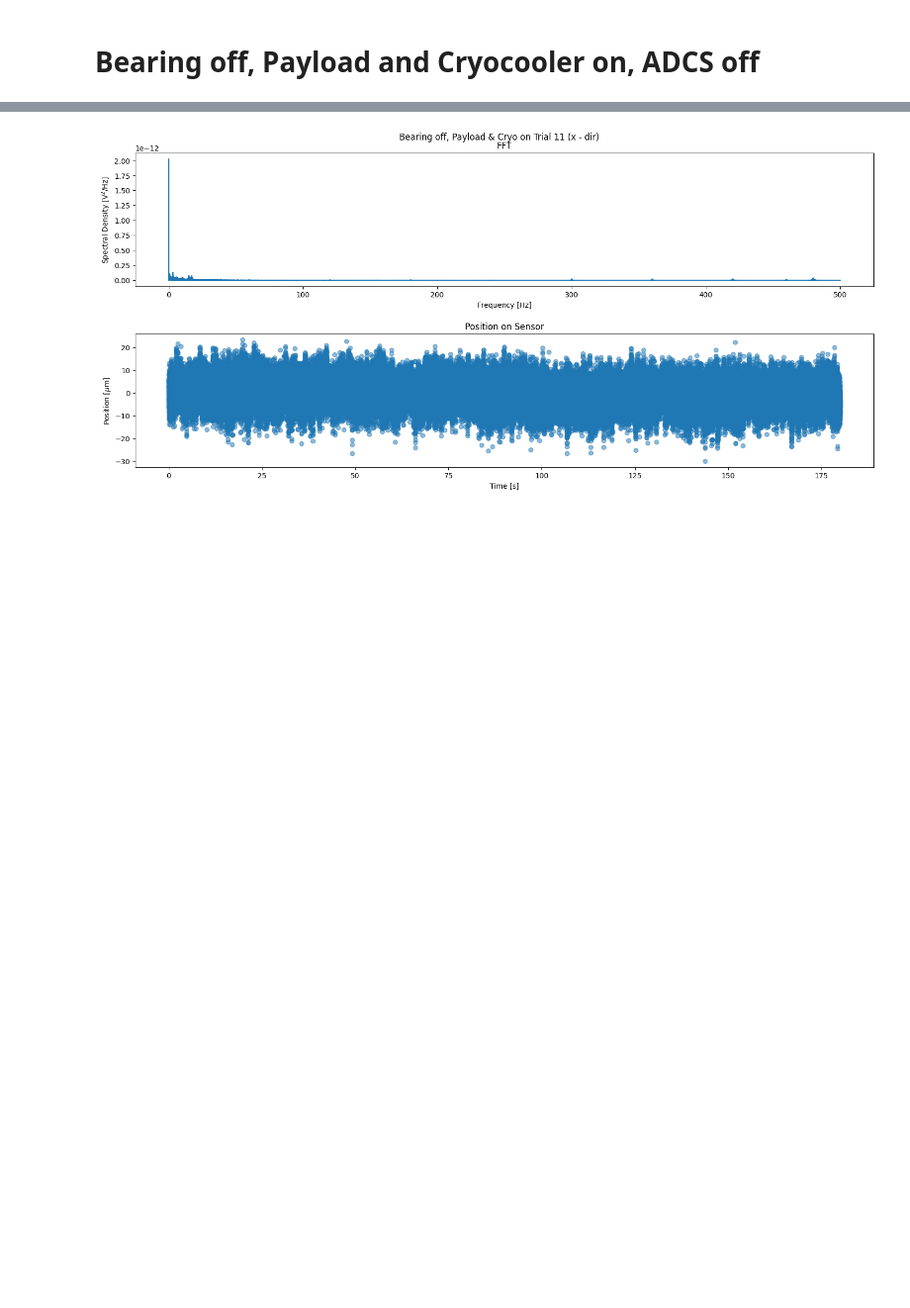
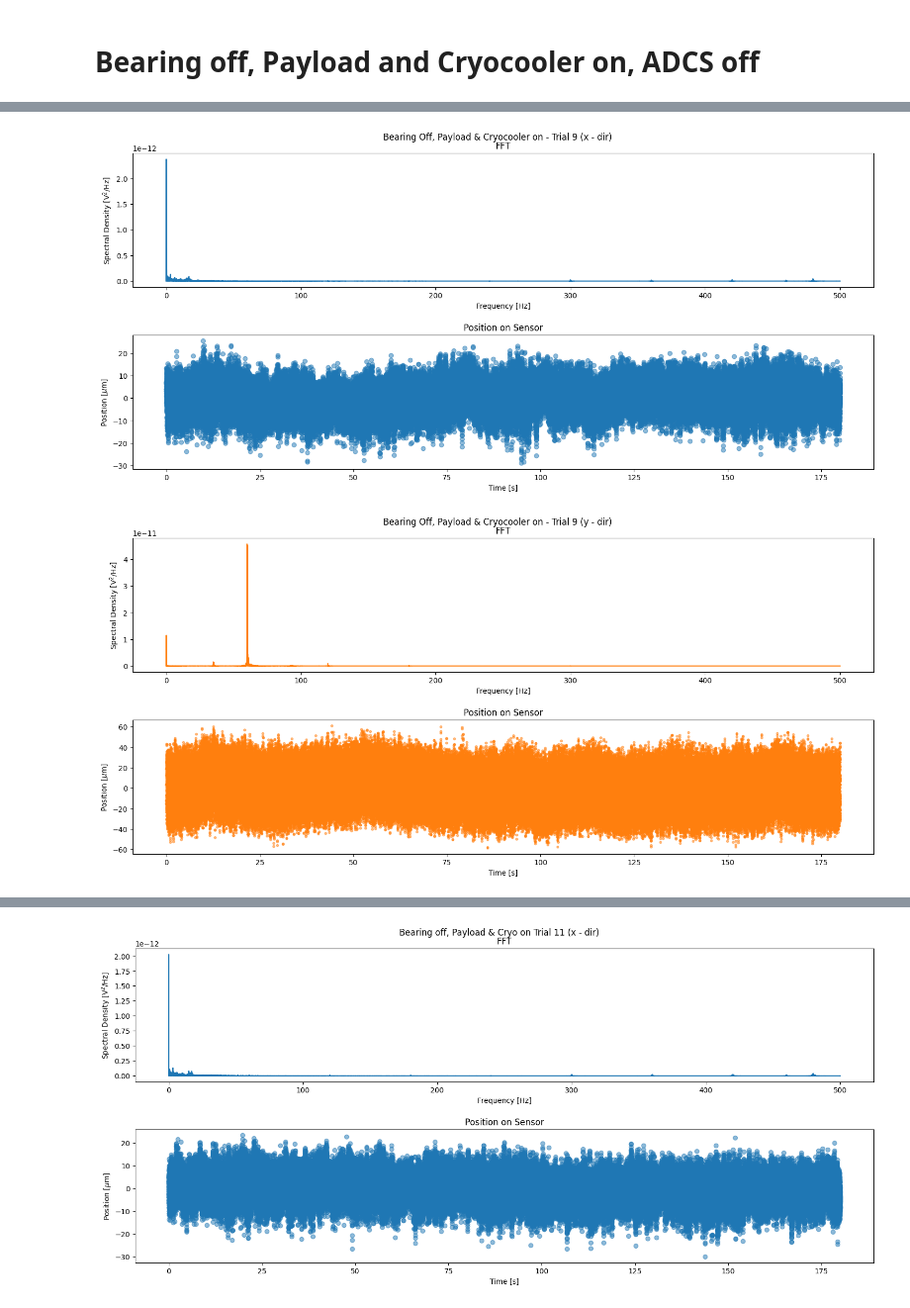
Before and after one commit to chase-urasaki/HyTI_Jitter_Metrology, a Jupyter notebook: 3_12_data_analysis.ipynb, the cells around one changed output, grey strips where cells are left out. Shown at 99% size. Cells and saved outputs as stored; diff of their text form; code cells hidden in the pictures; blank space fills up the shorter version.

```diff
--- a/3_12_data_analysis.ipynb
+++ b/3_12_data_analysis.ipynb
@@ -147,2 +178,11 @@ ax6.scatter(platform1_tdata, platform1_ydata - np.mean(platform1_ydata), marker
+# %%
+bearingoff_electronicson_9 = np.genfromtxt('data_3_12_bearingoff_electronicson_9in_20230312-142531.csv', delimiter = ',', skip_header = 2)
+bearingoff_electronicson_9_xdata, bearingoff_electronicson_9_ydata, bearingoff_electronicson_9_vsum, bearingoff_electronicson_9_tdata = seperate_data_from(bearingoff_electronicson_9)
+bearingoff_electronicson_9_xpsc = power_spectrum(bearingoff_electronicson_9_tdata, (bearingoff_electronicson_9_xdata - np.mean(bearingoff_electronicson_9_xdata)))
+bearingoff_electronicson_9_ypsc = power_spectrum(bearingoff_electronicson_9_tdata, (bearingoff_electronicson_9_ydata - np.mean(bearingoff_electronicson_9_ydata)))
+bearingoff_electronicson_9_plot = plot_FFT_and_pos(bearingoff_electronicson_9_tdata, bearingoff_electronicson_9_xdata, bearingoff_electronicson_9_ydata, bearingoff_electronicson_9_xpsc, bearingoff_electronicson_9_ypsc, 'Bearing Off, Payload & Cryocooler on - Trial 9')
+# %% [output]
+[figure, added]
+[figure, added]
 # %%
 bearingoff_electronicson_10 = np.genfromtxt('data_3_12_bearingoff_electronicson_10in_20230312-142947.csv', delimiter = ',', skip_header = 2)
```
Also changed, not shown: parts of 11 cells of this notebook.
